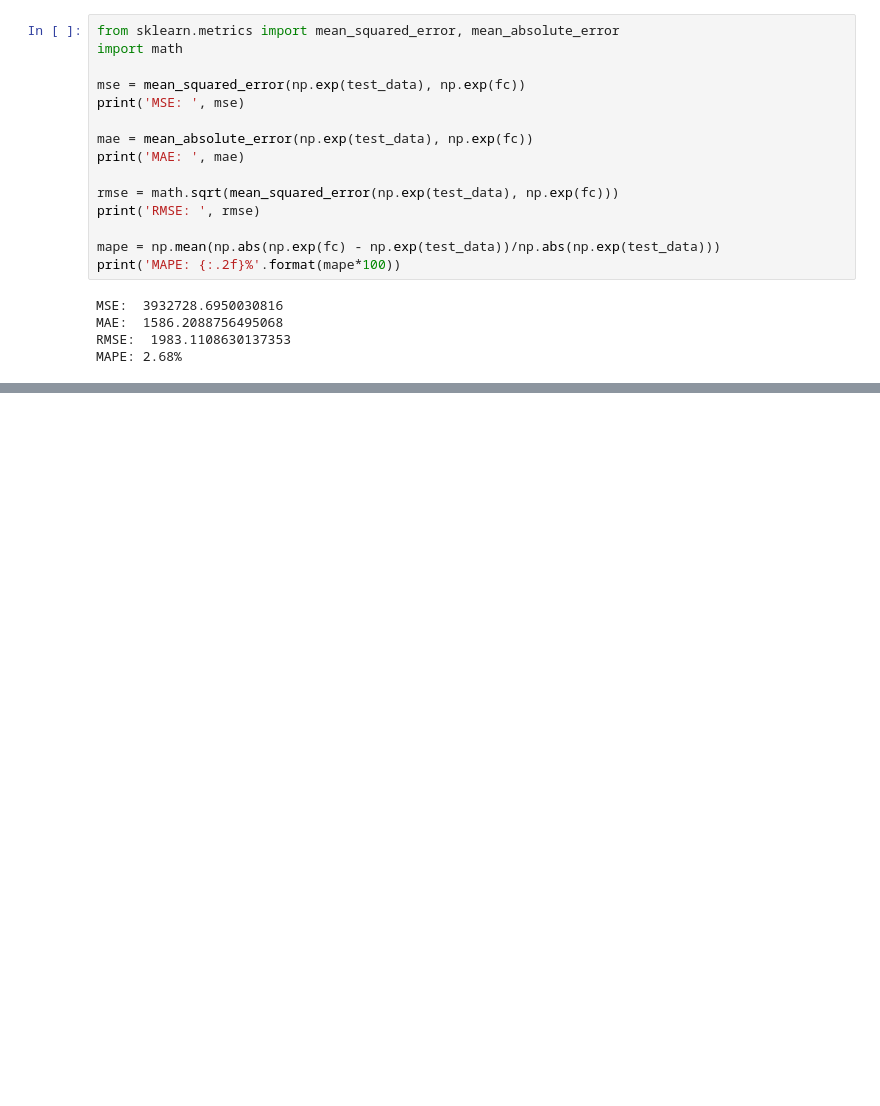
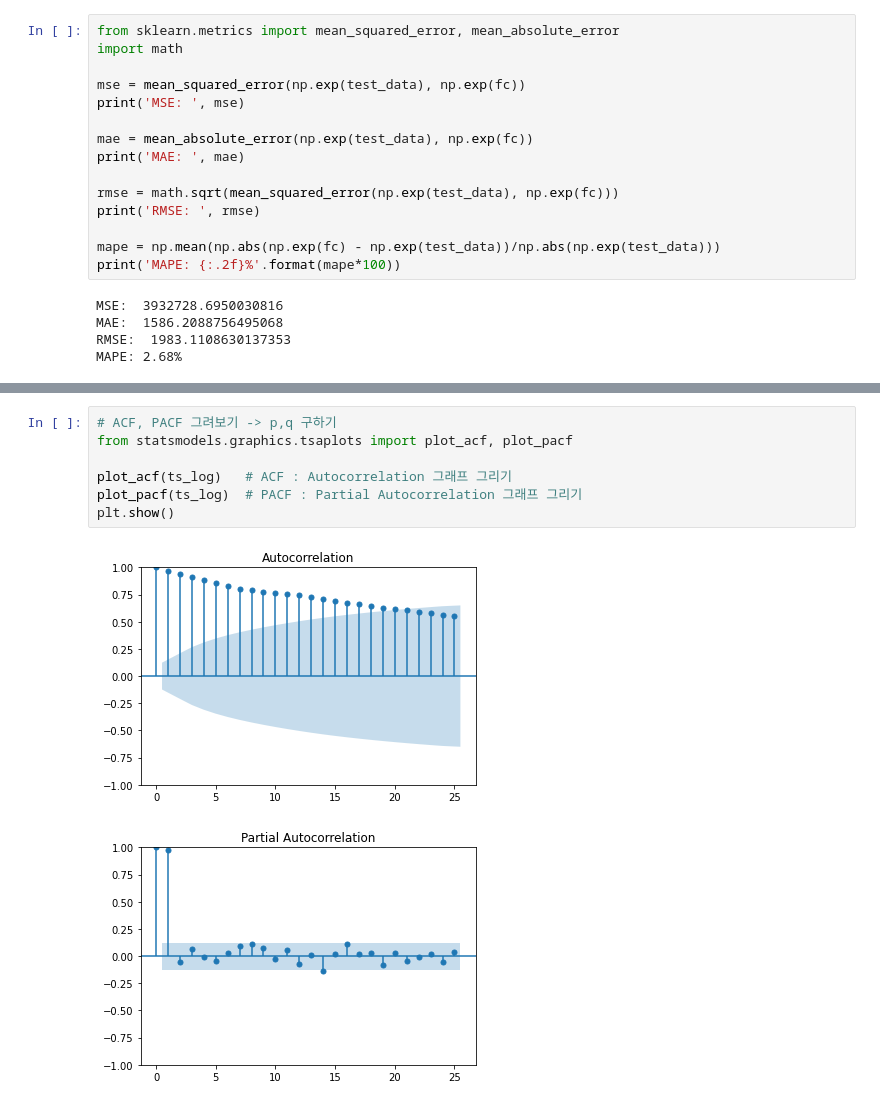
Before and after one commit to jangddu/first-repository, a Jupyter notebook: Project_Assignment/8th_Predict_Stock.ipynb, the cells around one changed output, grey strips where cells are left out. Cells and saved outputs as stored; diff of their text form; blank space fills up the shorter version.

```diff
--- a/Project_Assignment/8th_Predict_Stock.ipynb
+++ b/Project_Assignment/8th_Predict_Stock.ipynb
@@ -502,0 +646,10 @@ MAPE: 2.68%
+# %%
+# ACF, PACF 그려보기 -> p,q 구하기
+from statsmodels.graphics.tsaplots import plot_acf, plot_pacf
+
+plot_acf(ts_log)   # ACF : Autocorrelation 그래프 그리기
+plot_pacf(ts_log)  # PACF : Partial Autocorrelation 그래프 그리기
+plt.show()
+# %% [output]
+[figure, added]
+[figure, added]
```
Also changed, not shown: parts of 41 cells of this notebook.
